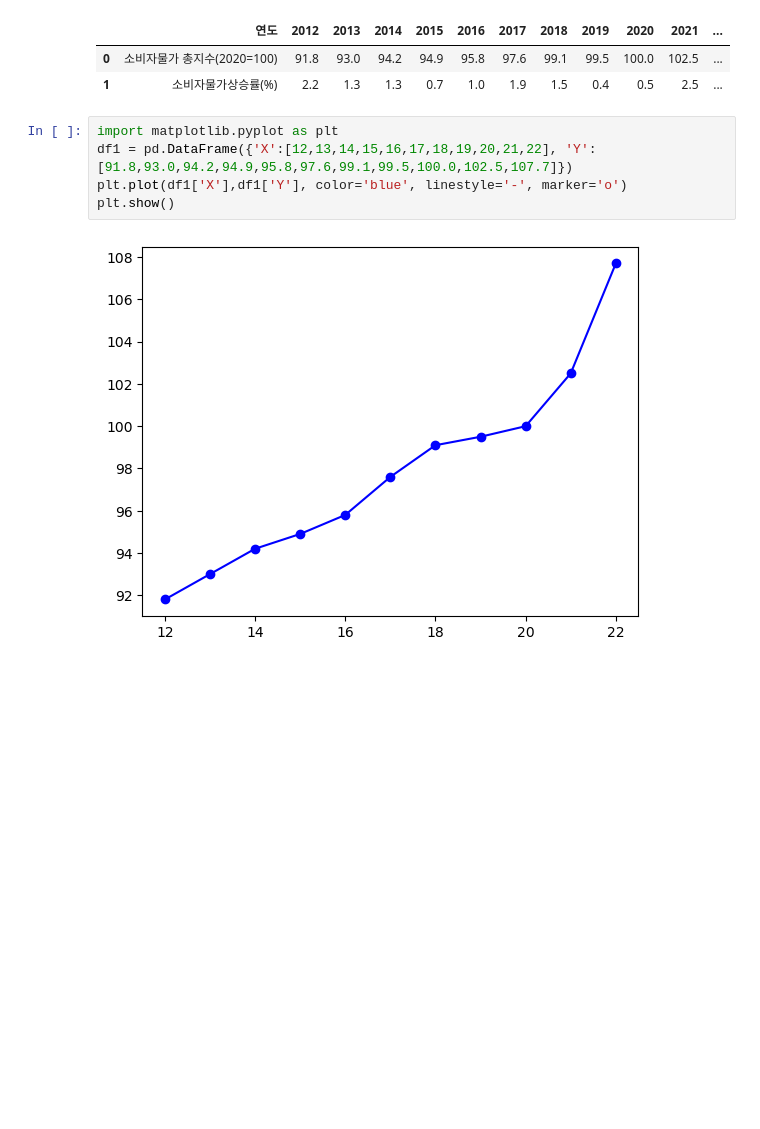
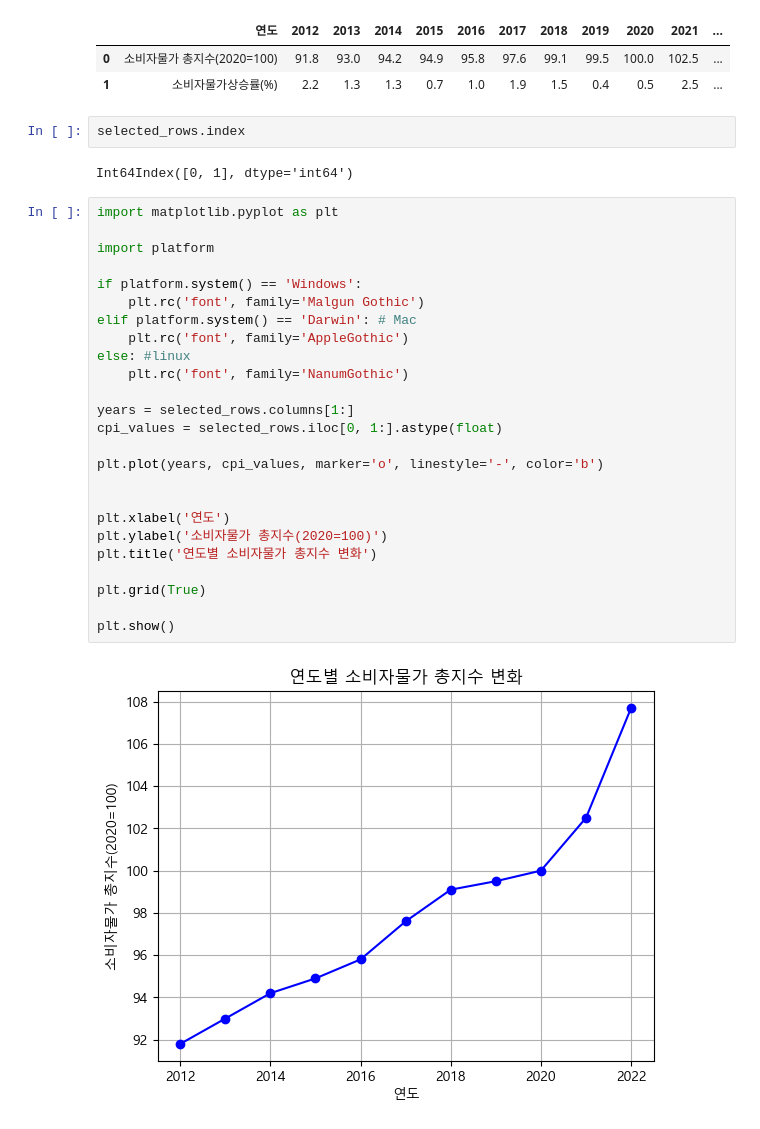
Before and after one commit to chan2-plc/data_police, a Jupyter notebook: 년도별 CPI (2) (1) (1).ipynb, the cells around one changed output. Drawn from its saved outputs; the diff is of its cells as text; blank space fills up the shorter version.

```diff
--- a/년도별 CPI (2) (1) (1).ipynb
+++ b/년도별 CPI (2) (1) (1).ipynb
@@ -50,10 +50,34 @@ selected_rows
 |  | 연도 | 2012 | 2013 | 2014 | 2015 | 2016 | 2017 | 2018 | 2019 | 2020 | 2021 | ... |
 | 0 | 소비자물가 총지수(2020=100) | 91.8 | 93.0 | 94.2 | 94.9 | 95.8 | 97.6 | 99.1 | 99.5 | 100.0 | 102.5 | ... |
 | 1 | 소비자물가상승률(%) | 2.2 | 1.3 | 1.3 | 0.7 | 1.0 | 1.9 | 1.5 | 0.4 | 0.5 | 2.5 | ... |
-# %%
-import matplotlib.pyplot as plt
-df1 = pd.DataFrame({'X':[12,13,14,15,16,17,18,19,20,21,22], 'Y':[91.8,93.0,94.2,94.9,95.8,97.6,99.1,99.5,100.0,102.5,107.7]})
-plt.plot(df1['X'],df1['Y'], color='blue', linestyle='-', marker='o')
-plt.show()
-# %% [output]
-[figure, removed]
+# %%
+selected_rows.index
+# %% [output]
+Int64Index([0, 1], dtype='int64')
+# %%
+import matplotlib.pyplot as plt
+
+import platform
+
+if platform.system() == 'Windows':
+    plt.rc('font', family='Malgun Gothic')
+elif platform.system() == 'Darwin': # Mac
+    plt.rc('font', family='AppleGothic')
+else: #linux
+    plt.rc('font', family='NanumGothic')
+
+years = selected_rows.columns[1:]
+cpi_values = selected_rows.iloc[0, 1:].astype(float)
+
+plt.plot(years, cpi_values, marker='o', linestyle='-', color='b')
+
+
+plt.xlabel('연도')
+plt.ylabel('소비자물가 총지수(2020=100)')
+plt.title('연도별 소비자물가 총지수 변화')
+
+plt.grid(True)
+
+plt.show()
+# %% [output]
+[figure, added]
```
Also changed, not shown: 1 other file.
